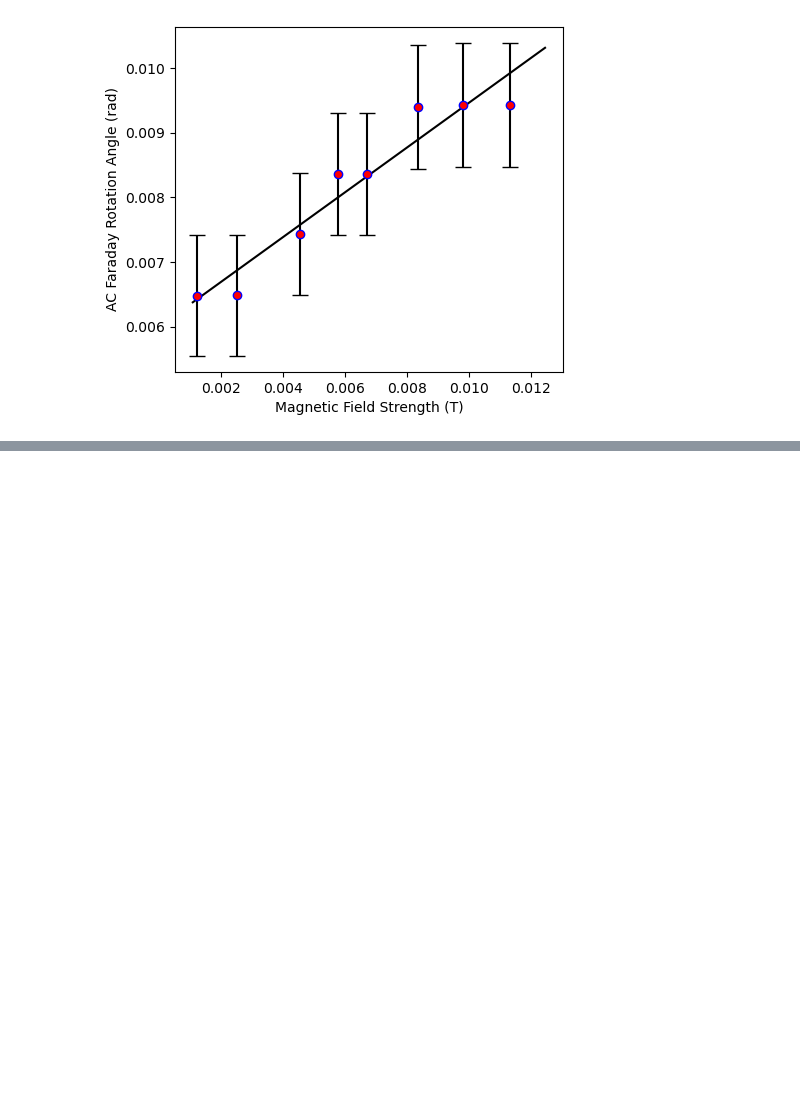
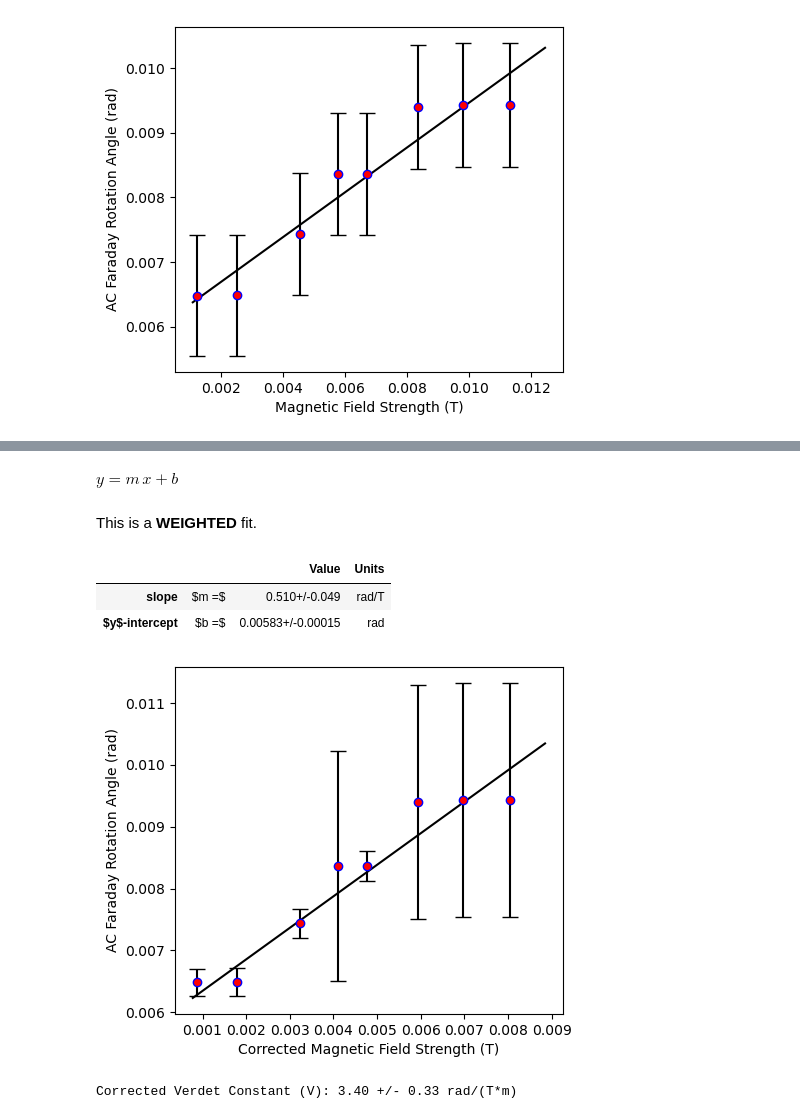
Before and after one commit to GavidD/Faraday-Rotation, a Jupyter notebook: AC Water Red Laser.ipynb, the cells around one changed output, grey strips where cells are left out. Saved outputs shown, nothing was run; the diff lists cells and outputs as text; code cells hidden in the pictures; blank space fills up the shorter version.

```diff
--- a/AC Water Red Laser.ipynb
+++ b/AC Water Red Laser.ipynb
@@ -594,0 +300,73 @@ $\displaystyle \begin{aligned} V &= \frac{\text{slope}}{L} \\[1ex] &= \frac{4.21
+# %%
+import numpy as np
+import matplotlib.pyplot as plt
+
+# ==========================================
+# 1. HALL EFFECT SENSOR DATA (Fringing Analysis)
+# ==========================================
+d = np.array([10, 9, 8, 7, 6, 5, 4, 3, 2, 1, 0, 2.3, 2.6, 3.3, 3.5])  # cm
+v = np.array([3.416, 3.416, 3.415, 3.405, 3.387, 3.366, 3.298, 3.146, 2.763, 2.629, 2.56, 2.932, 3.064, 3.212, 3.243])  # Volts
+i_hall = np.array([-1.596, -1.593, -1.591, -1.588, -1.587, -1.587, -1.586, -1.585, -1.584, -1.582, -1.580, -1.576, -1.575, -1.574, -1.573])  # A
+
+S_V = 50 / 1000  # 50 mV/mT = 50 V/T
+
+# Convert Hall voltage to magnetic field (Tesla) centered around zero offset (~2.5V)
+# Taking absolute value or proper offset depending on your wiring orientation
+B_hall = np.abs(v - 2.5) / S_V  # in Tesla
+
+# Find peak field at the center (where d is close to 0) vs average field measured
+B_center_ideal = np.max(B_hall)
+B_hall_avg = np.mean(B_hall)
+
+# Fringing correction multiplier (accounts for field drop-off near edges)
+# If the average field experienced by the sample is lower than the peak center field,
+# the effective field correction factor adjusts for it:
+fringing_factor = B_center_avg_ratio = B_hall_avg / B_center_ideal
+
+# ==========================================
+# 2. FARADAY ROTATION DATA & CORRECTED FIELD
+# ==========================================
+V_dc_mV =     np.array([27, 26.97, 26.9, 26.9, 26.9, 26.6, 26.5, 26.5])  # DC baseline photodetector voltage at 45 degrees (mV)  ie 45 degrees from the extinction point.
+V_ac_mV_RMS = np.array([0.35, 0.35, 0.4, 0.45, 0.45, 0.5, 0.5, 0.5])  # AC signal voltage from Lock-In Amplifier (mV)
+I_sol = np.array([0.1095, 0.2269, 0.4092, 0.5207, 0.6055, 0.7524, 0.8841, 1.0212])  # AC Current of solenoid in Amperes Note to Self use RMS or Peak
+V_dc = V_dc_mV / 1000.0
+err_V_dc = np.full_like(V_dc, 0.0005)
+err_I_sol = np.full_like(I_sol, 0.0001)
+
+L = 0.15  # Length of sample in meters
+err_L = 0.001
+
+# Standard Ideal Solenoid Field modified by your Fringing Correction Factor
+# (This keeps your clean positive Tesla values ~0.001 to 0.01 T)
+B_ideal = (11.1 * I_sol) / 1000.0  # Tesla
+B = B_ideal * fringing_factor      # Apply fringing correction
+err_B = (11.1 * err_I_sol) / 1000.0
+
+# Process AC voltage and rotation angle
+V_ac = V_ac_mV_RMS / 1000.0
+err_V_ac_mV_RMS = np.array([0.01, 0.01, 0.01, 0.1, 0.01, 0.1, 0.1, 0.1])
+err_V_ac = err_V_ac_mV_RMS / 1000.0
+
+theta_ac_rad = V_ac / (2 * V_dc)
+err_theta_ac_rad = theta_ac_rad * np.sqrt((err_V_ac / V_ac)**2 + (err_V_dc / V_dc)**2)
+
+print(fringing_factor)
+
+# ==========================================
+# 3. WEIGHTED LINEAR FIT & VERDET CONSTANT
+# ==========================================
+slope, intercept, err_slope, err_intercept, fig = PHYS231.LinearFit(
+    xData=B,
+    yData=theta_ac_rad,
+    yErrors=err_theta_ac_rad,
+    xlabel="Corrected Magnetic Field Strength",
+    ylabel="AC Faraday Rotation Angle",
+    xUnits="T",
+    yUnits="rad",
+    fill=False
+)
+# Extract Verdet Constant
+V = slope / L
+err_V = V * np.sqrt((err_slope / slope)**2 + (err_L / L)**2)
+print(f"Corrected Verdet Constant (V): {V:.2f} +/- {err_V:.2f} rad/(T*m)")
+# %% [output]
@@ -594,0 +374,7 @@ $\displaystyle \begin{aligned} V &= \frac{\text{slope}}{L} \\[1ex] &= \frac{4.21
+$y = m\,x + b$
+This is a **WEIGHTED** fit.
+|  |  | Value | Units |
+| slope | $m =$ | 0.510+/-0.049 | rad/T |
+| $y$-intercept | $b =$ | 0.00583+/-0.00015 | rad |
+[figure, added]
+Corrected Verdet Constant (V): 3.40 +/- 0.33 rad/(T*m)
```
Also changed, not shown: parts of 6 cells of this notebook, 2 other files.
